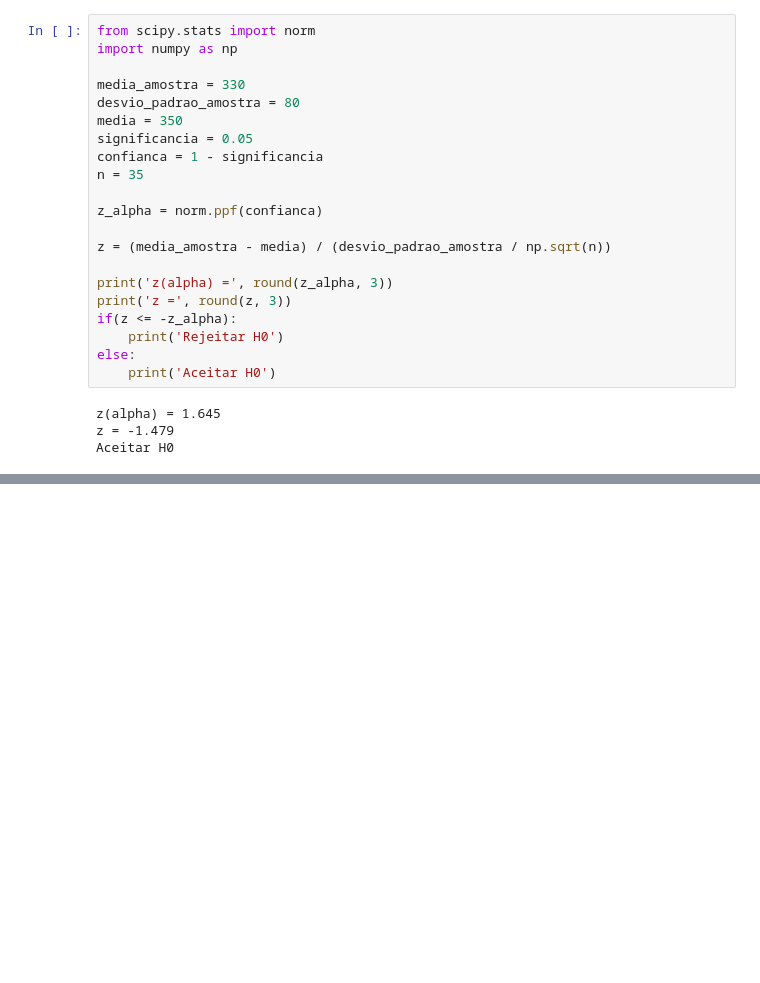
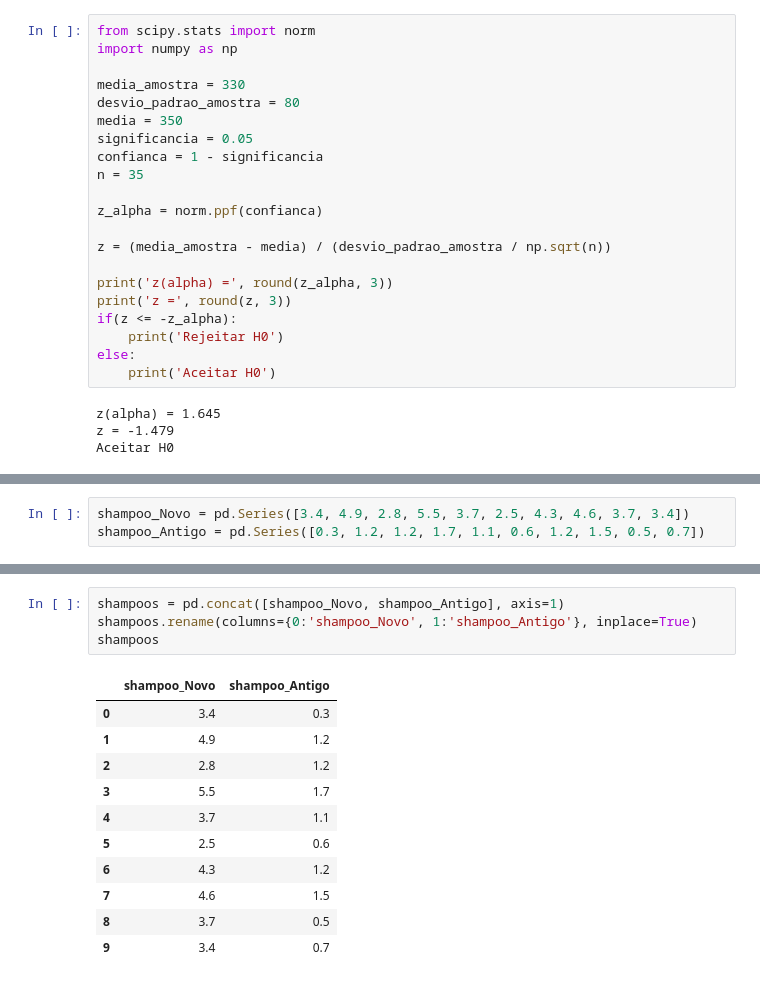
Before and after one commit to alexaugusto23/python_developer, a Jupyter notebook: Estatisticas com Python parte 3/exercicios_est3.ipynb, the cells around one changed output, grey strips where cells are left out. Cells and saved outputs as stored; diff of their text form; blank space fills up the shorter version.

```diff
--- a/Estatisticas com Python parte 3/exercicios_est3.ipynb
+++ b/Estatisticas com Python parte 3/exercicios_est3.ipynb
@@ -176,0 +184,3 @@ Aceitar H0
+# %%
+shampoo_Novo = pd.Series([3.4, 4.9, 2.8, 5.5, 3.7, 2.5, 4.3, 4.6, 3.7, 3.4])
+shampoo_Antigo = pd.Series([0.3, 1.2, 1.2, 1.7, 1.1, 0.6, 1.2, 1.5, 0.5, 0.7])
@@ -176,0 +208,16 @@ Aceitar H0
+# %%
+shampoos = pd.concat([shampoo_Novo, shampoo_Antigo], axis=1)
+shampoos.rename(columns={0:'shampoo_Novo', 1:'shampoo_Antigo'}, inplace=True)
+shampoos
+# %% [output]
+|  | shampoo_Novo | shampoo_Antigo |
+| 0 | 3.4 | 0.3 |
+| 1 | 4.9 | 1.2 |
+| 2 | 2.8 | 1.2 |
+| 3 | 5.5 | 1.7 |
+| 4 | 3.7 | 1.1 |
+| 5 | 2.5 | 0.6 |
+| 6 | 4.3 | 1.2 |
+| 7 | 4.6 | 1.5 |
+| 8 | 3.7 | 0.5 |
+| 9 | 3.4 | 0.7 |
```
Also changed, not shown: parts of 13 cells of this notebook, 1 other file.
